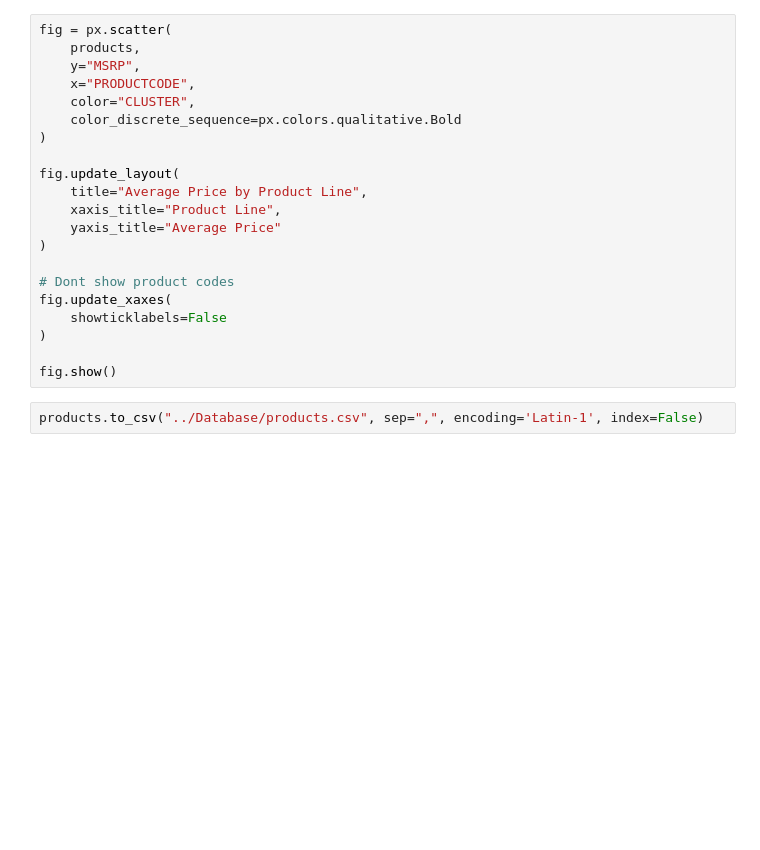
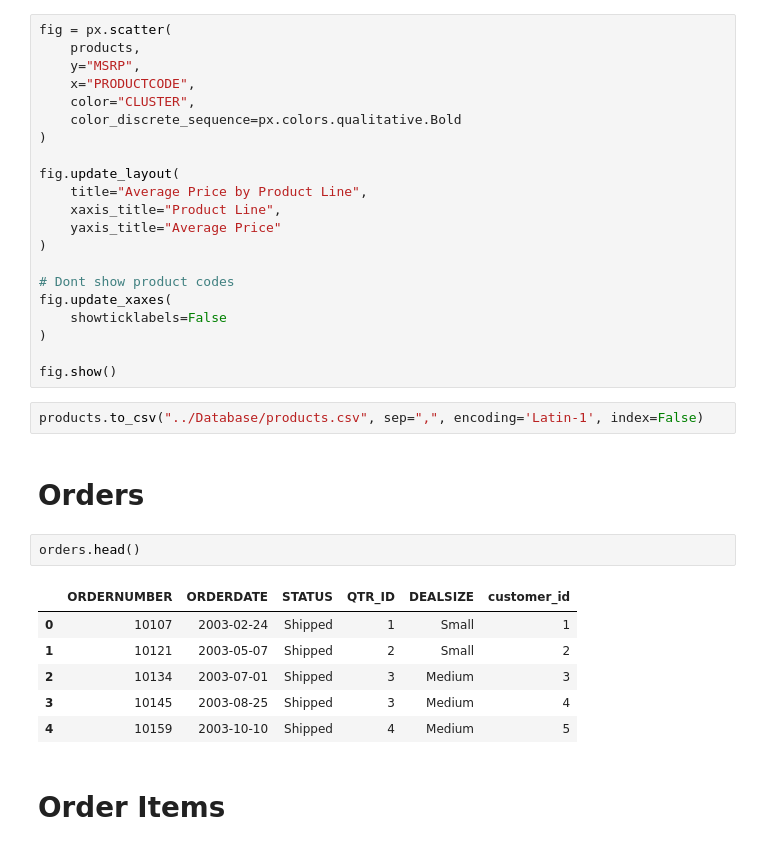
Before and after one commit to AshNumpy/Sales-End-to-End-ML-Project, a Jupyter notebook: Machine-Learning/feature-extraction.ipynb, the cells around one changed output. Saved outputs shown, nothing was run; the diff lists cells and outputs as text; blank space fills up the shorter version.

Commit message:
there isn't feature eng. for orders and items.

```diff
--- a/Machine-Learning/feature-extraction.ipynb
+++ b/Machine-Learning/feature-extraction.ipynb
@@ -368,3 +368,16 @@ fig.update_xaxes(
 fig.show()
 # %%
 products.to_csv("../Database/products.csv", sep=",", encoding='Latin-1', index=False)
+# %% [markdown]
+# Orders
+# %%
+orders.head()
+# %% [output]
+|  | ORDERNUMBER | ORDERDATE | STATUS | QTR_ID | DEALSIZE | customer_id |
+| 0 | 10107 | 2003-02-24 | Shipped | 1 | Small | 1 |
+| 1 | 10121 | 2003-05-07 | Shipped | 2 | Small | 2 |
+| 2 | 10134 | 2003-07-01 | Shipped | 3 | Medium | 3 |
+| 3 | 10145 | 2003-08-25 | Shipped | 3 | Medium | 4 |
+| 4 | 10159 | 2003-10-10 | Shipped | 4 | Medium | 5 |
+# %% [markdown]
+# Order Items
```
Also changed, not shown: parts of 2 cells of this notebook.
